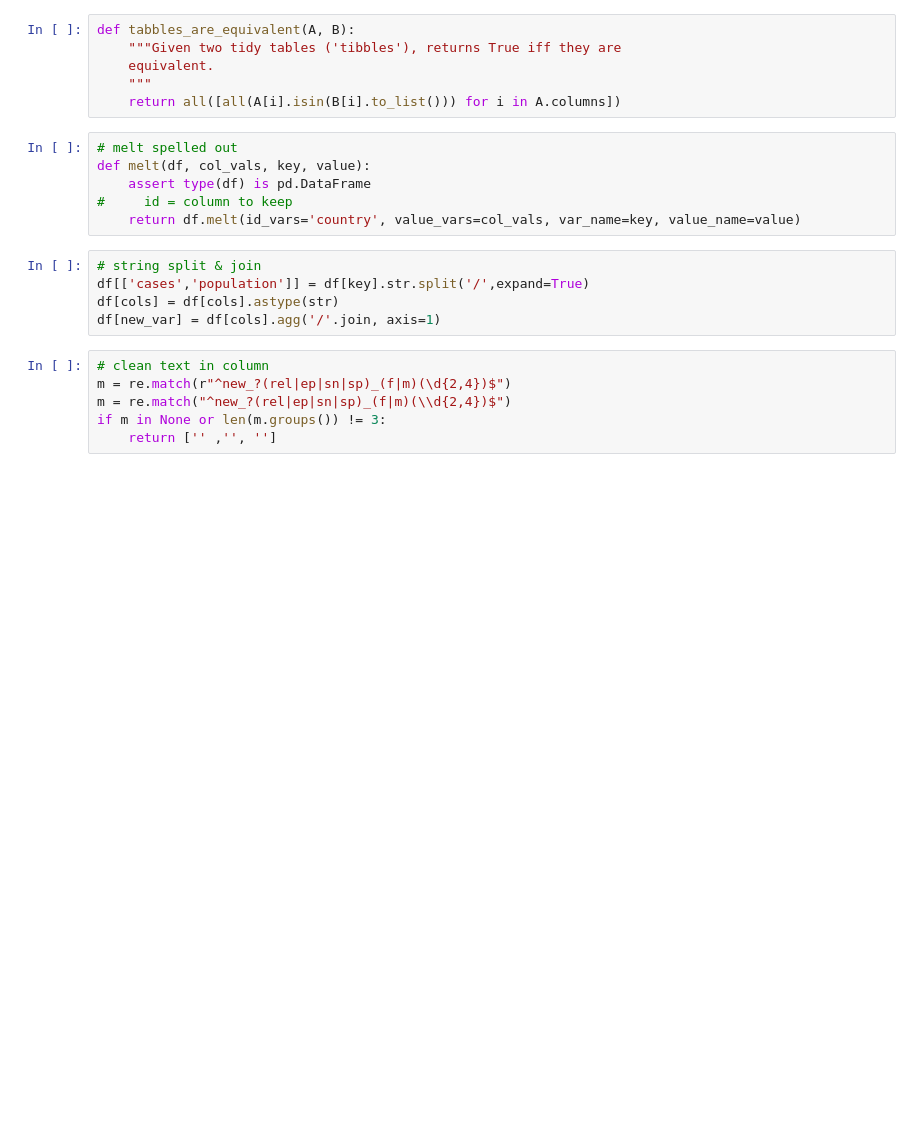
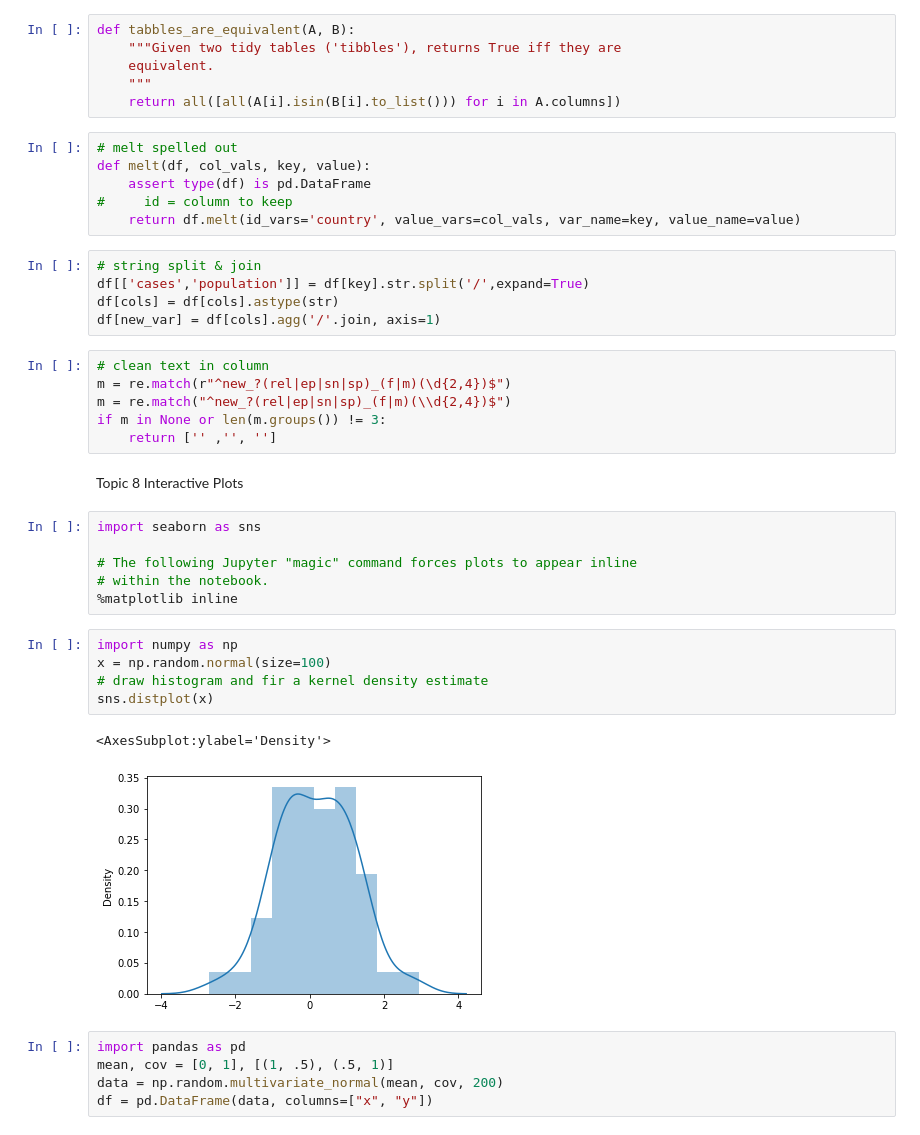
Before and after one commit to AaronRoethe/python_bytes, a Jupyter notebook: omsa.ipynb, the cells around one changed output. Drawn from its saved outputs; the diff is of its cells as text; blank space fills up the shorter version.

Commit message:
Topic 8 data vis

```diff
--- a/omsa.ipynb
+++ b/omsa.ipynb
@@ -348,3 +348,24 @@ m = re.match(r"^new_?(rel|ep|sn|sp)_(f|m)(\d{2,4})$")
 m = re.match("^new_?(rel|ep|sn|sp)_(f|m)(\\d{2,4})$")
 if m in None or len(m.groups()) != 3:
     return ['' ,'', '']
+# %% [markdown]
+Topic 8 Interactive Plots
+# %%
+import seaborn as sns
+
+# The following Jupyter "magic" command forces plots to appear inline
+# within the notebook.
+%matplotlib inline
+# %%
+import numpy as np
+x = np.random.normal(size=100)
+# draw histogram and fir a kernel density estimate
+sns.distplot(x)
+# %% [output]
+<AxesSubplot:ylabel='Density'>
+[figure, added]
+# %%
+import pandas as pd
+mean, cov = [0, 1], [(1, .5), (.5, 1)]
+data = np.random.multivariate_normal(mean, cov, 200)
+df = pd.DataFrame(data, columns=["x", "y"])
```
Also changed, not shown: parts of 11 cells of this notebook.
